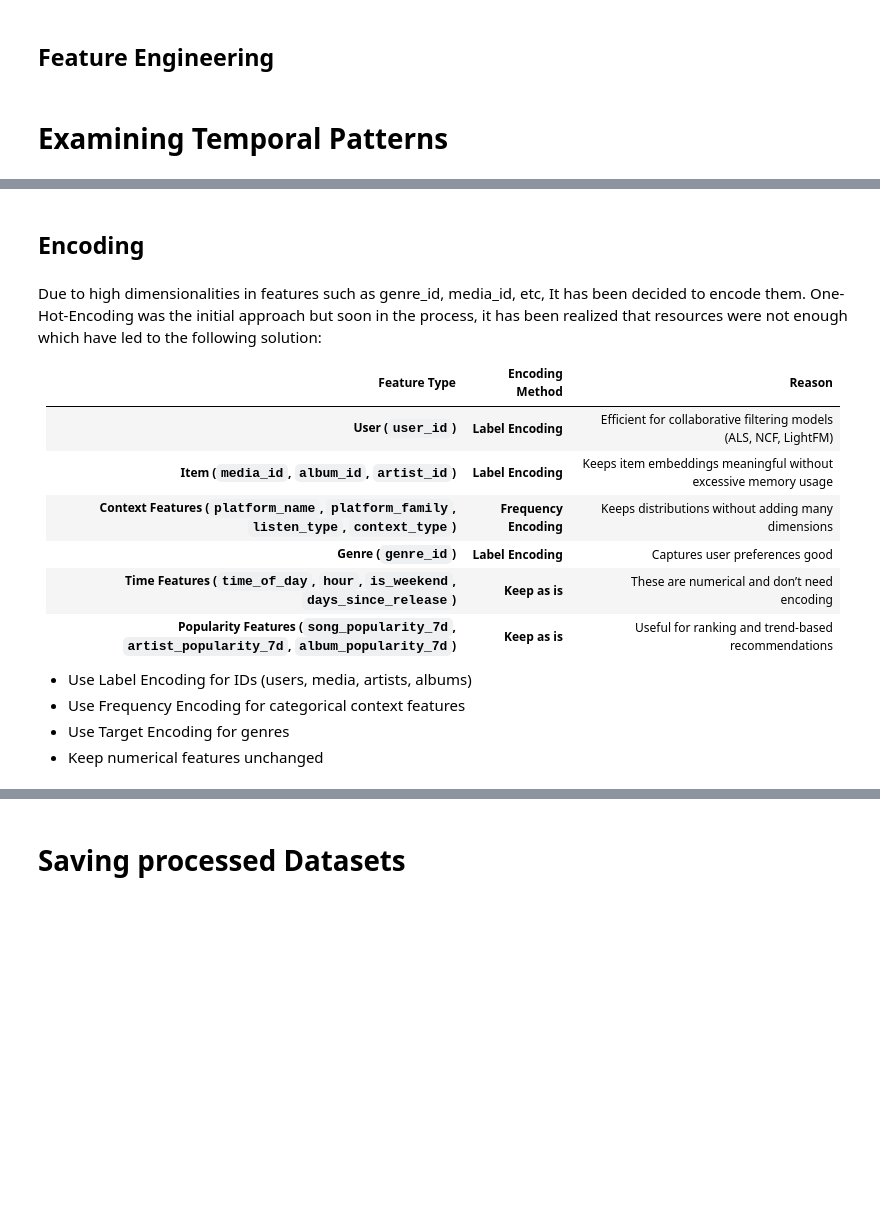
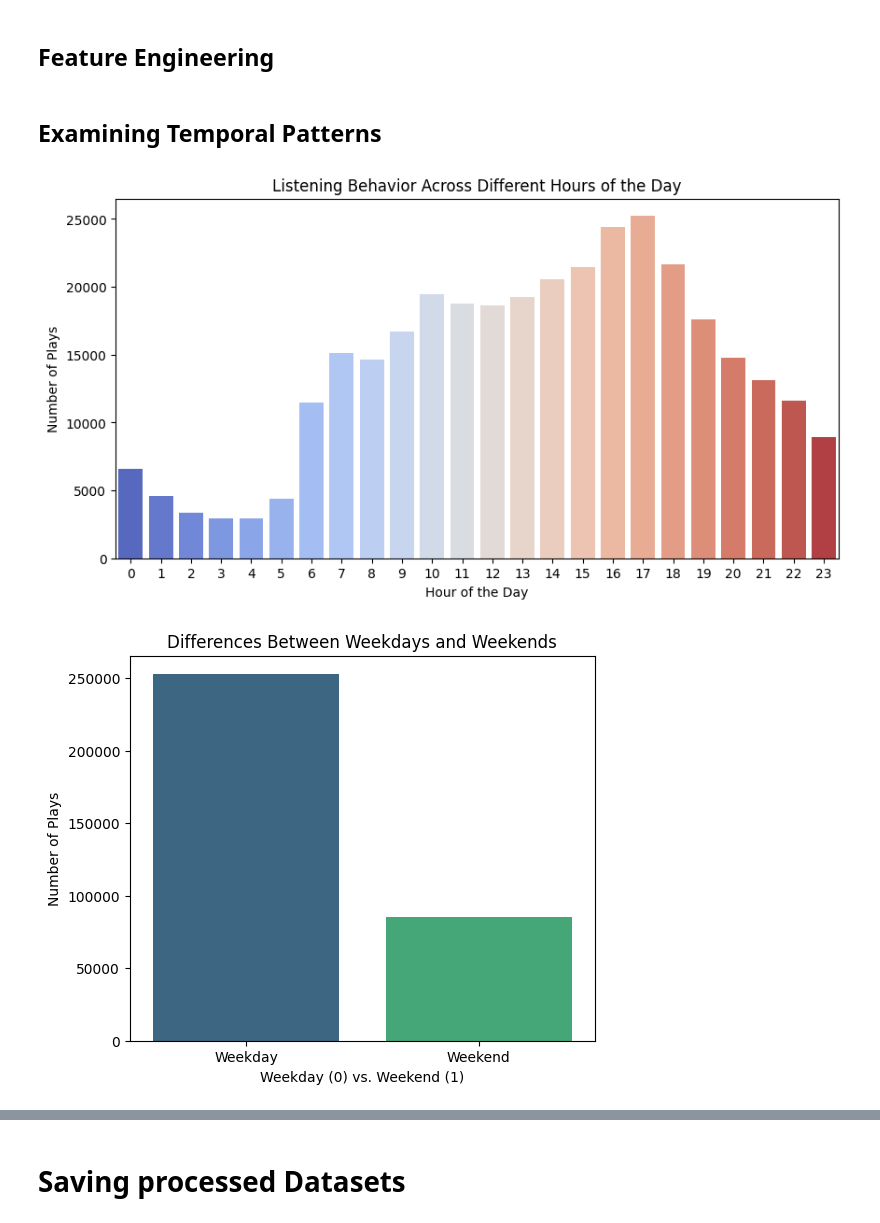
Before and after one commit to lucarenz1997/recommender_systems, a Jupyter notebook: data-prep.ipynb, the cells around one changed output, grey strips where cells are left out. Saved outputs shown, nothing was run; the diff lists cells and outputs as text; code cells hidden in the pictures; blank space fills up the shorter version.

```diff
--- a/data-prep.ipynb
+++ b/data-prep.ipynb
@@ -436,32 +436,35 @@ sampled_data[['song_popularity_7d', 'artist_popularity_7d', 'album_popularity_7d
     ['song_popularity_7d', 'artist_popularity_7d', 'album_popularity_7d']
 ].fillna(0)
 # %% [markdown]
-# Examining Temporal Patterns
+## Examining Temporal Patterns
 # %%
 # --- Listening Behavior Across Different Hours of the Day ---
 plt.figure(figsize=(10, 5))
-sns.countplot(x=data['hour'], palette="coolwarm")
+sns.countplot(x=sampled_data['hour'], palette="coolwarm")
 plt.xlabel("Hour of the Day")
 plt.ylabel("Number of Plays")
 plt.title("Listening Behavior Across Different Hours of the Day")
 plt.xticks(range(0, 24))
 plt.show()
 
 # --- Differences Between Weekdays and Weekends ---
 plt.figure(figsize=(6, 5))
-sns.countplot(x=data['is_weekend'], palette="viridis")
+sns.countplot(x=sampled_data['is_weekend'], palette="viridis")
 plt.xlabel("Weekday (0) vs. Weekend (1)")
 plt.ylabel("Number of Plays")
 plt.title("Differences Between Weekdays and Weekends")
 plt.xticks([0, 1], ["Weekday", "Weekend"])
 plt.show()
 
 # --- Seasonal Trends (e.g., increased listening during holidays) ---
-data['month'] = data['ts_listen'].dt.month  # Extract month from timestamp
+sampled_data['month'] = sampled_data['ts_listen'].dt.month  # Extract month from timestamp
 plt.figure(figsize=(10, 5))
-sns.countplot(x=data['month'], palette="magma")
+sns.countplot(x=sampled_data['month'], palette="magma")
 plt.xlabel("Month")
 plt.ylabel("Number of Plays")
 plt.title("Seasonal Trends in Music Listening")
 plt.xticks(range(1, 13), ["Jan", "Feb", "Mar", "Apr", "May", "Jun", "Jul", "Aug", "Sep", "Oct", "Nov", "Dec"])
 plt.show()
+# %% [output]
+[figure, added]
+[figure, added]
@@ -468,19 +471,0 @@ plt.show()
-# %% [markdown]
-## Encoding
-# %% [markdown]
-Due to high dimensionalities in features such as genre_id, media_id, etc, It has been decided to encode them.
-One-Hot-Encoding was the initial approach but soon in the process, it has been realized that resources were not enough which have led to the following solution:
-
-| Feature Type | Encoding Method | Reason |
-|-------------|----------------|--------|
-| **User (`user_id`)** | **Label Encoding** | Efficient for collaborative filtering models (ALS, NCF, LightFM) |
-| **Item (`media_id`, `album_id`, `artist_id`)** | **Label Encoding** | Keeps item embeddings meaningful without excessive memory usage |
-| **Context Features (`platform_name`, `platform_family`, `listen_type`, `context_type`)** | **Frequency Encoding** | Keeps distributions without adding many dimensions |
-| **Genre (`genre_id`)** | **Label Encoding** | Captures user preferences good |
-| **Time Features (`time_of_day`, `hour`, `is_weekend`, `days_since_release`)** | **Keep as is** | These are numerical and don’t need encoding |
-| **Popularity Features (`song_popularity_7d`, `artist_popularity_7d`, `album_popularity_7d`)** | **Keep as is** | Useful for ranking and trend-based recommendations |
-
-- Use Label Encoding for IDs (users, media, artists, albums)
-- Use Frequency Encoding for categorical context features
-- Use Target Encoding for genres
-- Keep numerical features unchanged
```
Also changed, not shown: parts of 18 cells of this notebook.
